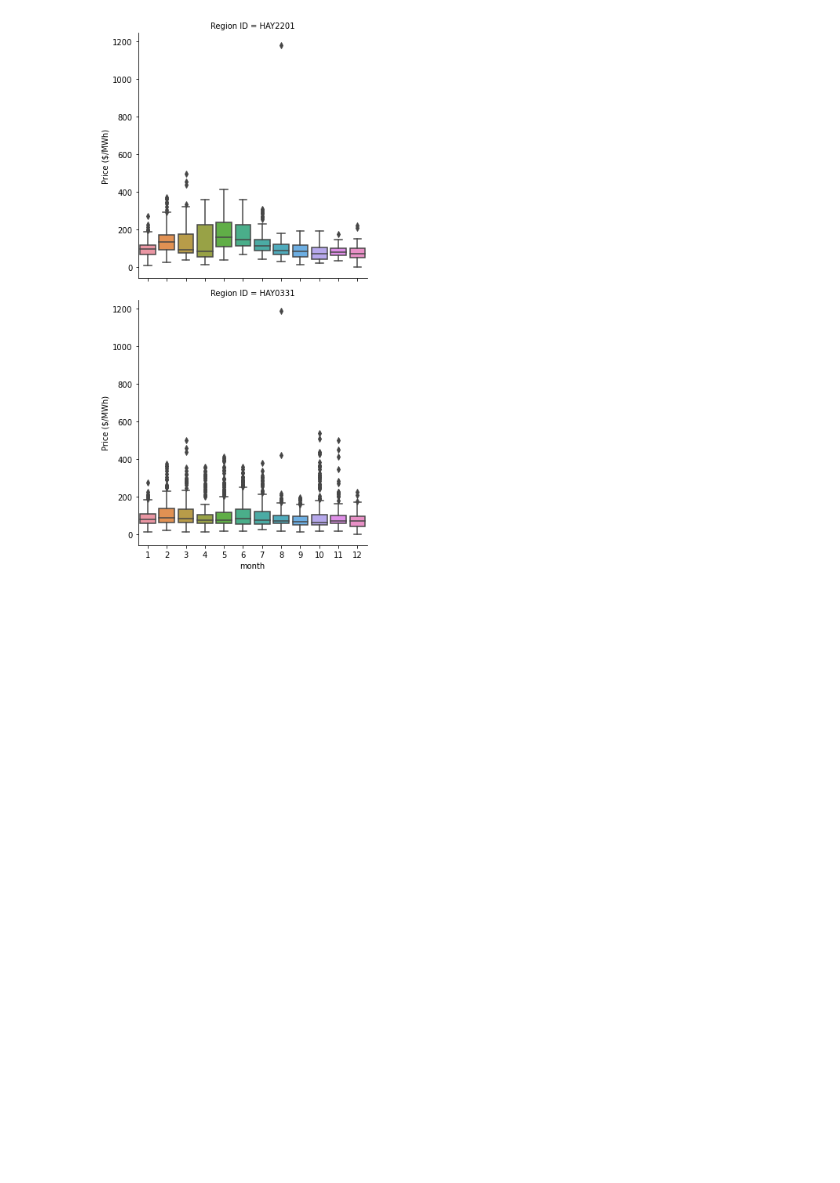
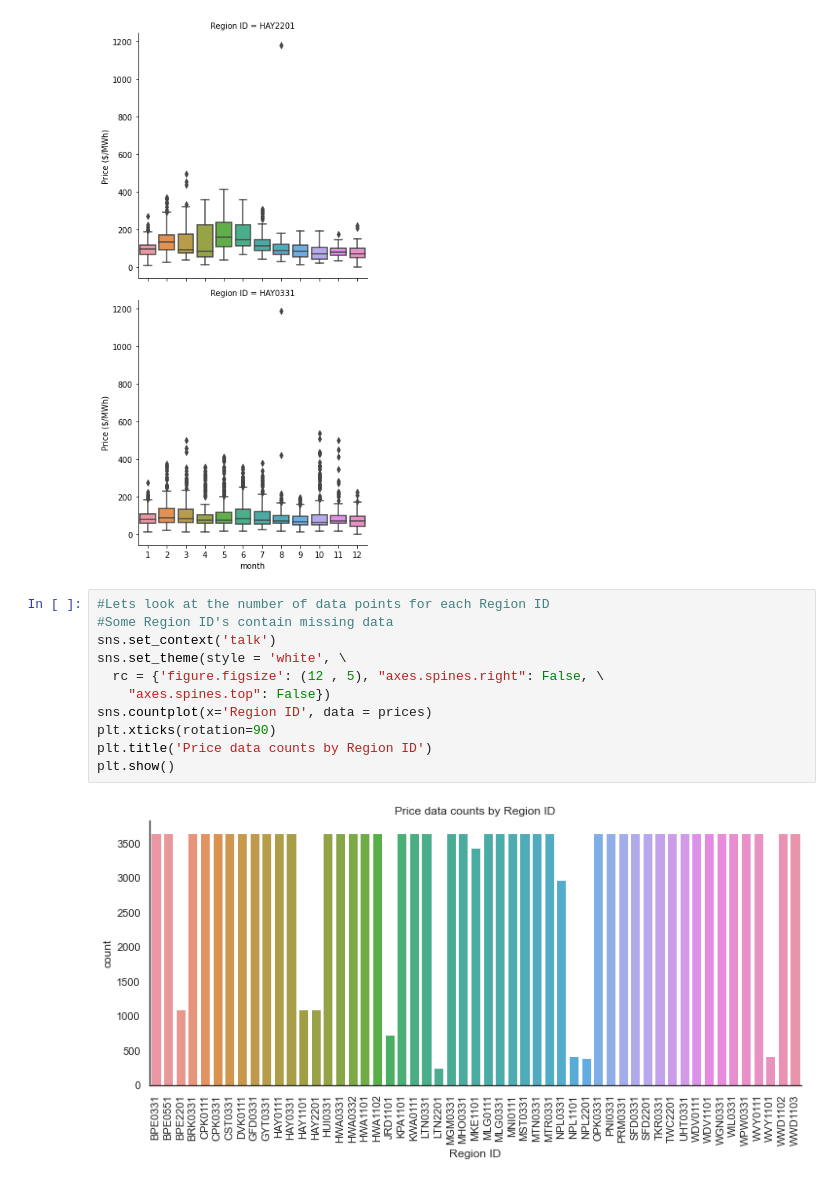
Before and after one commit to steve-dev90/seaborn_examples, a Jupyter notebook: seaborn.ipynb, the cells around one changed output. Drawn from its saved outputs; the diff is of its cells as text; blank space fills up the shorter version.

```diff
--- a/seaborn.ipynb
+++ b/seaborn.ipynb
@@ -134,4 +78,17 @@ sns.catplot(x = 'month', y = 'Price ($/MWh)', \
 plt.show()
 # %% [output]
 [figure]
+# %%
+#Lets look at the number of data points for each Region ID
+#Some Region ID's contain missing data
+sns.set_context('talk')
+sns.set_theme(style = 'white', \
+  rc = {'figure.figsize': (12 , 5), "axes.spines.right": False, \
+    "axes.spines.top": False})
+sns.countplot(x='Region ID', data = prices)
+plt.xticks(rotation=90)
+plt.title('Price data counts by Region ID')
+plt.show()
+# %% [output]
+[figure, added]
 # %%
```
Also changed, not shown: parts of 5 cells of this notebook.
